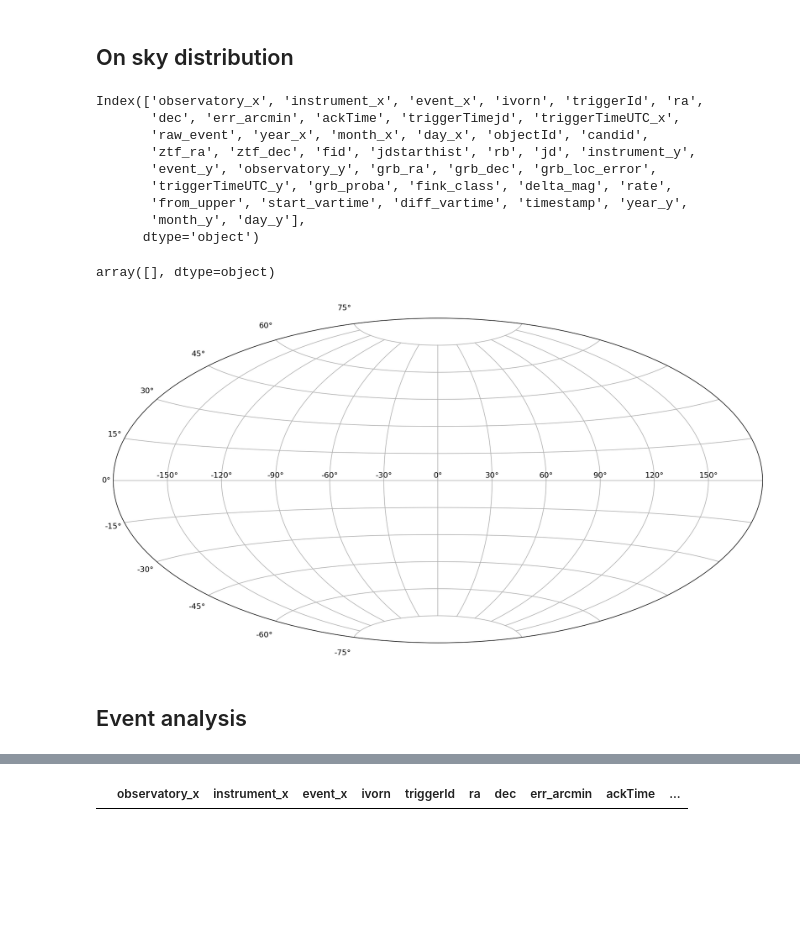
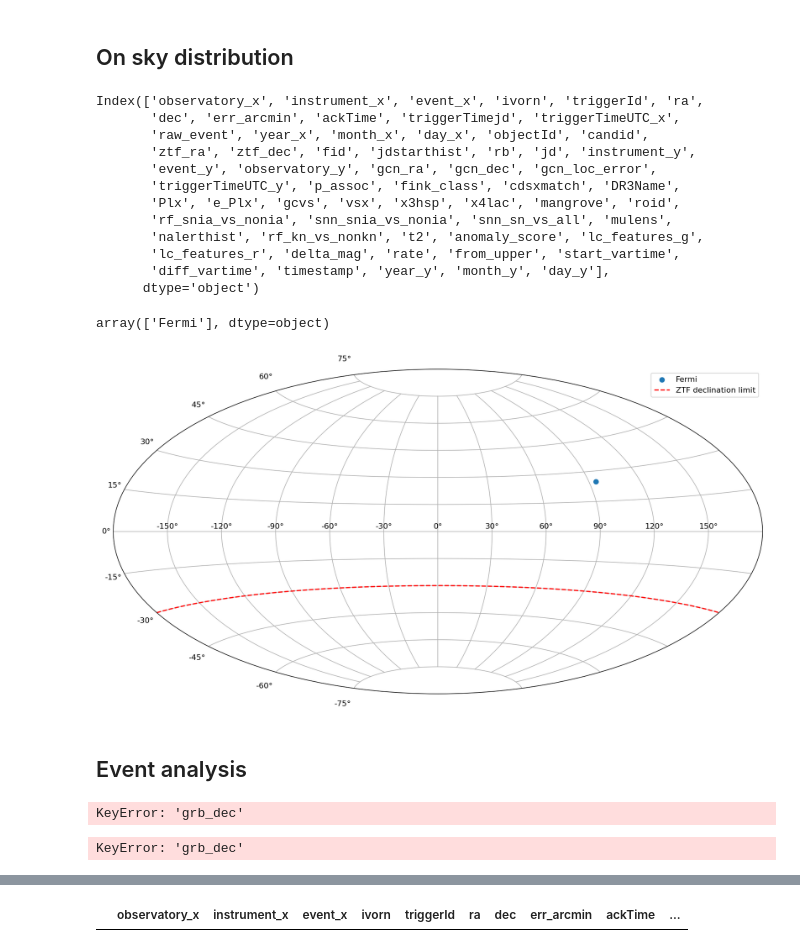
Before and after one commit to FusRoman/fink-mm, a Jupyter notebook: notebook/GRB_visualization.ipynb, the cells around one changed output, grey strips where cells are left out. Cells and saved outputs as stored; diff of their text form; code cells hidden in the pictures; blank space fills up the shorter version.

```diff
--- a/notebook/GRB_visualization.ipynb
+++ b/notebook/GRB_visualization.ipynb
@@ -13,21 +18,30 @@ from fink_filters.filter_on_axis_grb.filter import bronze_events, silver_events,
 # %% [markdown]
 ## Load data
 # %%
-fink_grb_data_path = "/user/julien.peloton/fink_grb/"
+fink_mm_data_path = "/user/julien.peloton/fink_mm/"
 
-grb_obs = ["Fermi", "SWIFT", "INTEGRAL"]
+grb_obs = ["Fermi", "SWIFT", "INTEGRAL", "ICECUBE"]
 # %%
 gcn = spark.read\
-.option("basePath", fink_grb_data_path)\
+.option("basePath", fink_mm_data_path)\
 .format("parquet")\
-.load([fink_grb_data_path + "gcn_storage/raw"]).toPandas()
+.load([fink_mm_data_path + "gcn_storage/raw"]).toPandas()
 gcn = gcn.sort_values("triggerTimejd")
 gcn = gcn[gcn["observatory"].isin(grb_obs)]
 # %% [markdown]
 # Online
+# %%
+fink_mm_online_path = fink_mm_data_path + "gcn_x_ztf/online"
+l1 = [fink_mm_online_path + "/year=2023/month=08/day={:02d}".format(i) for i in range(1, 13) if i not in [7, 11]]
+l2 = [fink_mm_online_path + f"/year=2023/month=08/day={i}" for i in range(22, 31)]
 # %%
+fink_mm_online_path = fink_mm_data_path + "gcn_x_ztf/online"
 ztf_online = spark.read\
-.option("basePath", fink_grb_data_path)\
+.option("basePath", fink_mm_online_path)\
 .format("parquet")\
-.load([fink_grb_data_path + "gcn_x_ztf/online"]).toPandas()
+.load([
+        fink_mm_online_path + "/year=2023/month=09",
+
+    ] + l2
+).toPandas()
 # %%
@@ -66,10 +90,13 @@ Index(['observatory_x', 'instrument_x', 'event_x', 'ivorn', 'triggerId', 'ra',
        'dec', 'err_arcmin', 'ackTime', 'triggerTimejd', 'triggerTimeUTC_x',
        'raw_event', 'year_x', 'month_x', 'day_x', 'objectId', 'candid',
        'ztf_ra', 'ztf_dec', 'fid', 'jdstarthist', 'rb', 'jd', 'instrument_y',
-       'event_y', 'observatory_y', 'grb_ra', 'grb_dec', 'grb_loc_error',
-       'triggerTimeUTC_y', 'grb_proba', 'fink_class', 'delta_mag', 'rate',
-       'from_upper', 'start_vartime', 'diff_vartime', 'timestamp', 'year_y',
-       'month_y', 'day_y'],
+       'event_y', 'observatory_y', 'gcn_ra', 'gcn_dec', 'gcn_loc_error',
+       'triggerTimeUTC_y', 'p_assoc', 'fink_class', 'cdsxmatch', 'DR3Name',
+       'Plx', 'e_Plx', 'gcvs', 'vsx', 'x3hsp', 'x4lac', 'mangrove', 'roid',
+       'rf_snia_vs_nonia', 'snn_snia_vs_nonia', 'snn_sn_vs_all', 'mulens',
+       'nalerthist', 'rf_kn_vs_nonkn', 't2', 'anomaly_score', 'lc_features_g',
+       'lc_features_r', 'delta_mag', 'rate', 'from_upper', 'start_vartime',
+       'diff_vartime', 'timestamp', 'year_y', 'month_y', 'day_y'],
       dtype='object')
 # %%
 import matplotlib.pyplot as plt
@@ -82,22 +109,34 @@ uniqueGRB = merge_online.drop_duplicates("triggerId")
 # %%
 uniqueGRB.observatory_x.unique()
 # %% [output]
-array([], dtype=object)
+array(['Fermi'], dtype=object)
 # %%
 plt.figure(figsize=(15, 15), dpi=160)
 plt.subplot(111, projection='aitoff')
 plt.grid(True)
 for obs in uniqueGRB.observatory_x.unique():
     tmp_pdf = uniqueGRB[uniqueGRB["observatory_x"] == obs]
-    eq = SkyCoord(tmp_pdf.grb_ra, tmp_pdf.grb_dec, unit=u.deg)
+    if "grb_ra" in tmp_pdf:
+        ra, dec = tmp_pdf.grb_ra, tmp_pdf.grb_dec
+    else:
+        ra, dec = tmp_pdf.gcn_ra, tmp_pdf.gcn_dec
+    eq = SkyCoord(ra, dec, unit=u.deg)
     gal = eq.galactic
 
     plt.scatter(gal.l.wrap_at('180d').radian, gal.b.radian, label=obs)
     plt.axhline(y=np.radians(-30), color='r', linestyle='--', label="ZTF declination limit")
     plt.legend()
     plt.show()
 # %% [output]
-[figure, old version]
+[figure, new version]
 # %% [markdown]
 ## Event analysis
+# %%
+merge_online[merge_online["grb_dec"].notna()][["ra", "dec", "grb_ra", "grb_dec", "ztf_ra", "ztf_dec", "grb_loc_error"]]
+# %% [output]
+KeyError: 'grb_dec'
+# %%
+merge_online[~merge_online["grb_dec"].notna()][["ra", "dec", "grb_ra", "grb_dec", "ztf_ra", "ztf_dec", "grb_loc_error"]]
+# %% [output]
+KeyError: 'grb_dec'
 # %%
```
Also changed, not shown: parts of 15 cells of this notebook, 2 other files.
